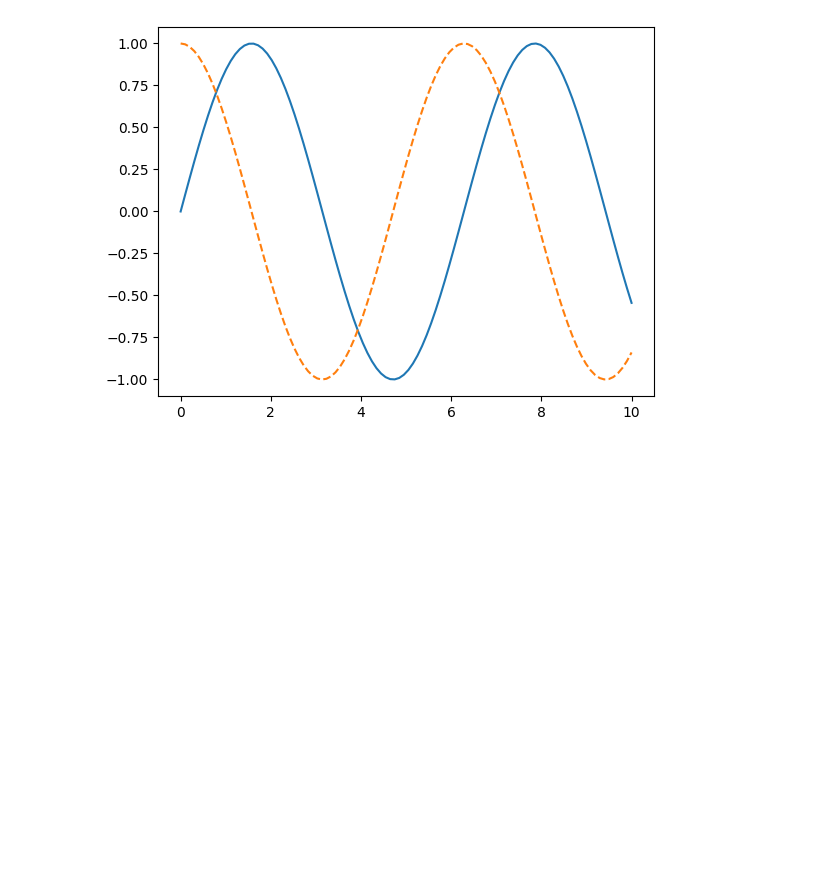
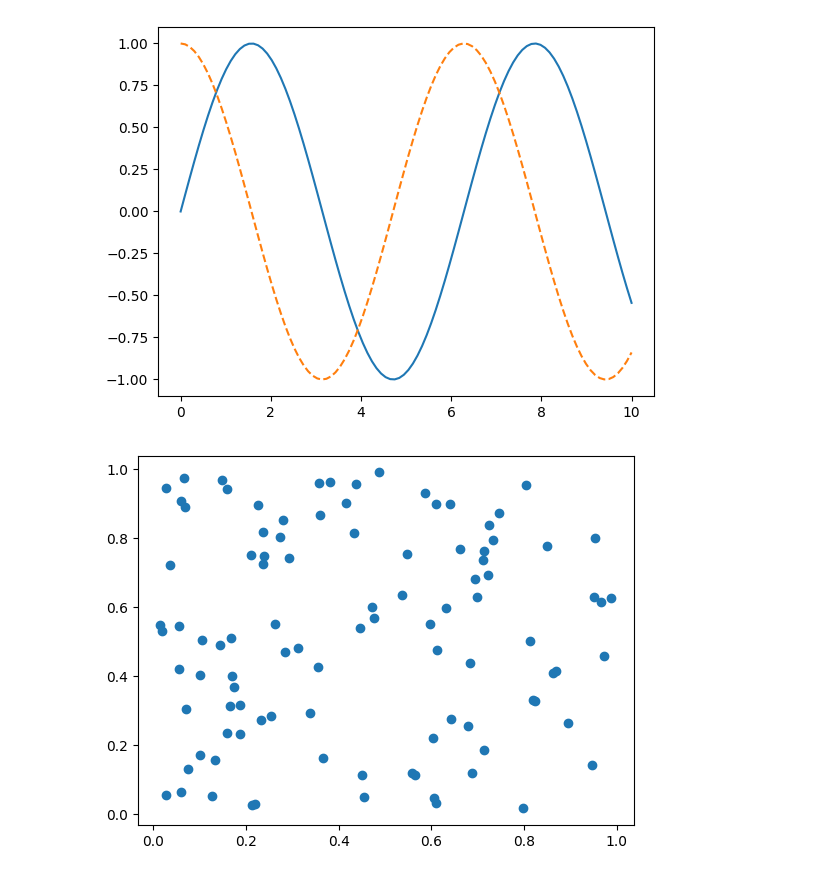
Before and after one commit to Harutann/python_data, a Jupyter notebook: try_matplot.ipynb, the cells around one changed output. Saved outputs shown, nothing was run; the diff lists cells and outputs as text; code cells hidden in the pictures; blank space fills up the shorter version.

```diff
--- a/try_matplot.ipynb
+++ b/try_matplot.ipynb
@@ -10,3 +10,10 @@ plt.plot(x, np.cos(x), '--')
 plt.show()
 # %% [output]
 [figure]
+# %%
+p_x = np.random.rand(100)
+p_y = np.random.rand(100)
+plt.scatter(p_x, p_y)
+plt.show()
+# %% [output]
+[figure, added]
```
Also changed, not shown: parts of 2 cells of this notebook.
